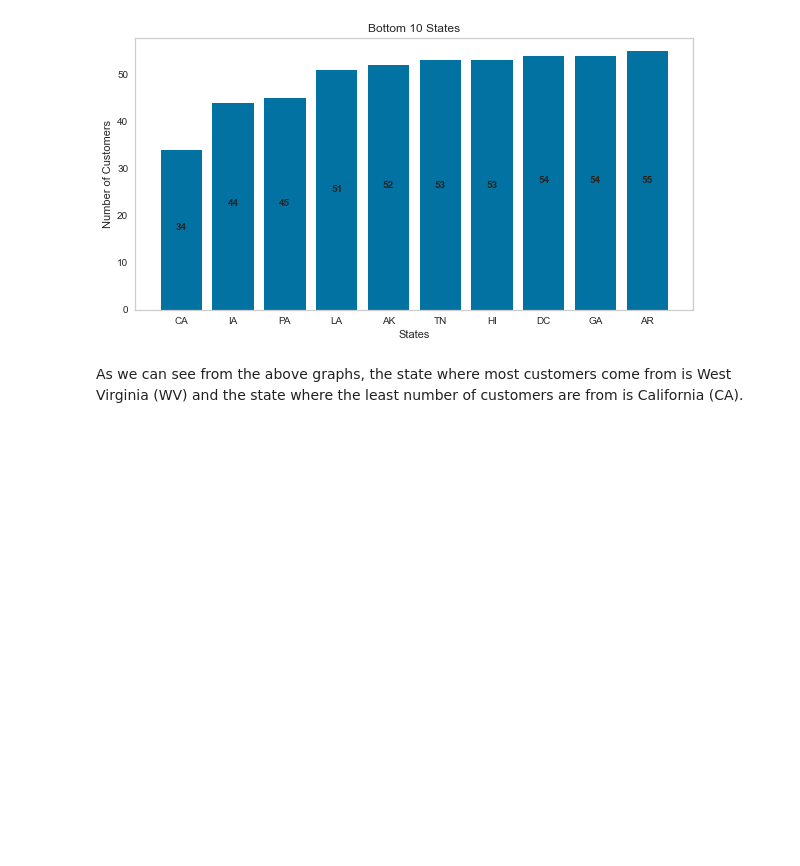
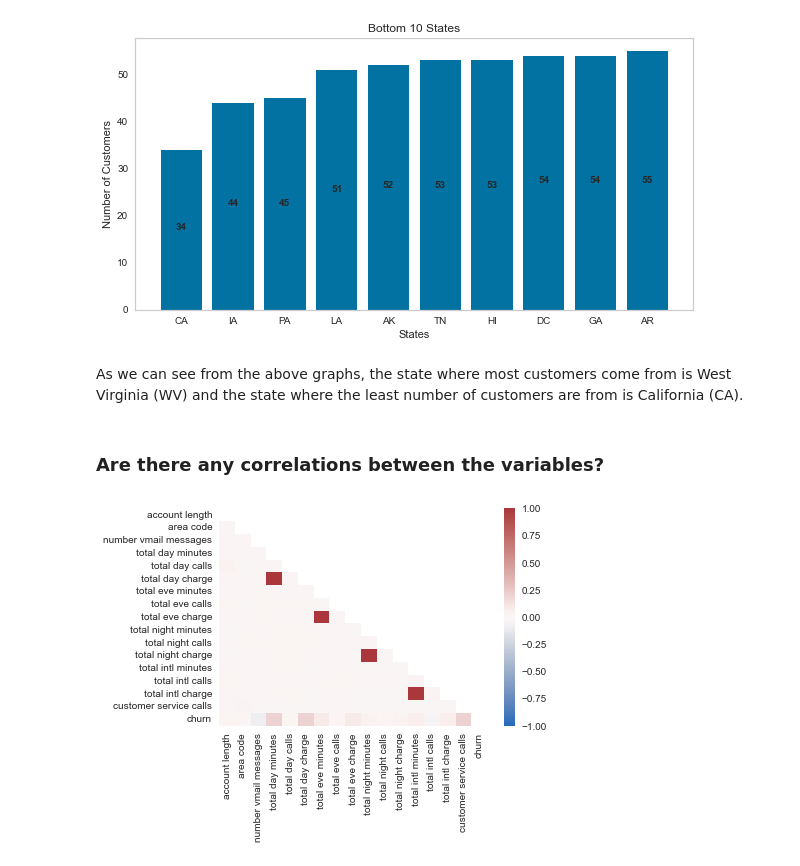
Before and after one commit to mevin-singh/Portfolio-Projects, a Jupyter notebook: Python/Customer Churn Prediction/churn_prediction.ipynb, the cells around one changed output. Drawn from its saved outputs; the diff is of its cells as text; code cells hidden in the pictures; blank space fills up the shorter version.

Commit message:
corr matrix

```diff
--- a/Python/Customer Churn Prediction/churn_prediction.ipynb
+++ b/Python/Customer Churn Prediction/churn_prediction.ipynb
@@ -131,3 +115,16 @@ plt.show()
 [figure]
 # %% [markdown]
 As we can see from the above graphs, the state where most customers come from is West Virginia (WV) and the state where the least number of customers are from is California (CA).
+# %% [markdown]
+### Are there any correlations between the variables?
+# %%
+corr_matrix = data.corr().round(2)
+
+# plotting half of the correlation matrix
+mask = np.triu(np.ones_like(corr_matrix, dtype=bool))
+
+sns.heatmap(corr_matrix,vmax=1, vmin=-1, center=0, cmap='vlag', mask=mask)
+
+plt.show()
+# %% [output]
+[figure, added]
```
Also changed, not shown: parts of 1 cell of this notebook.
